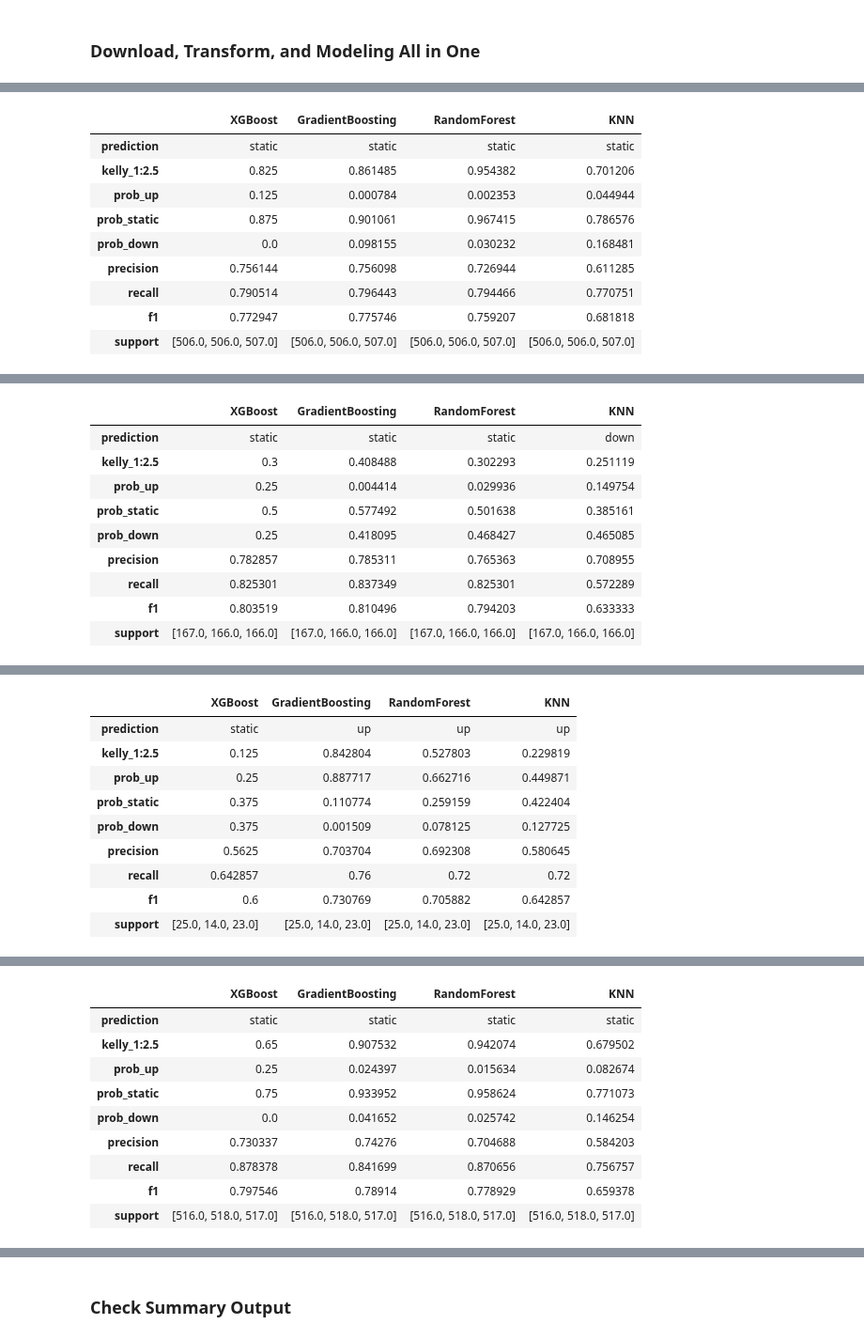
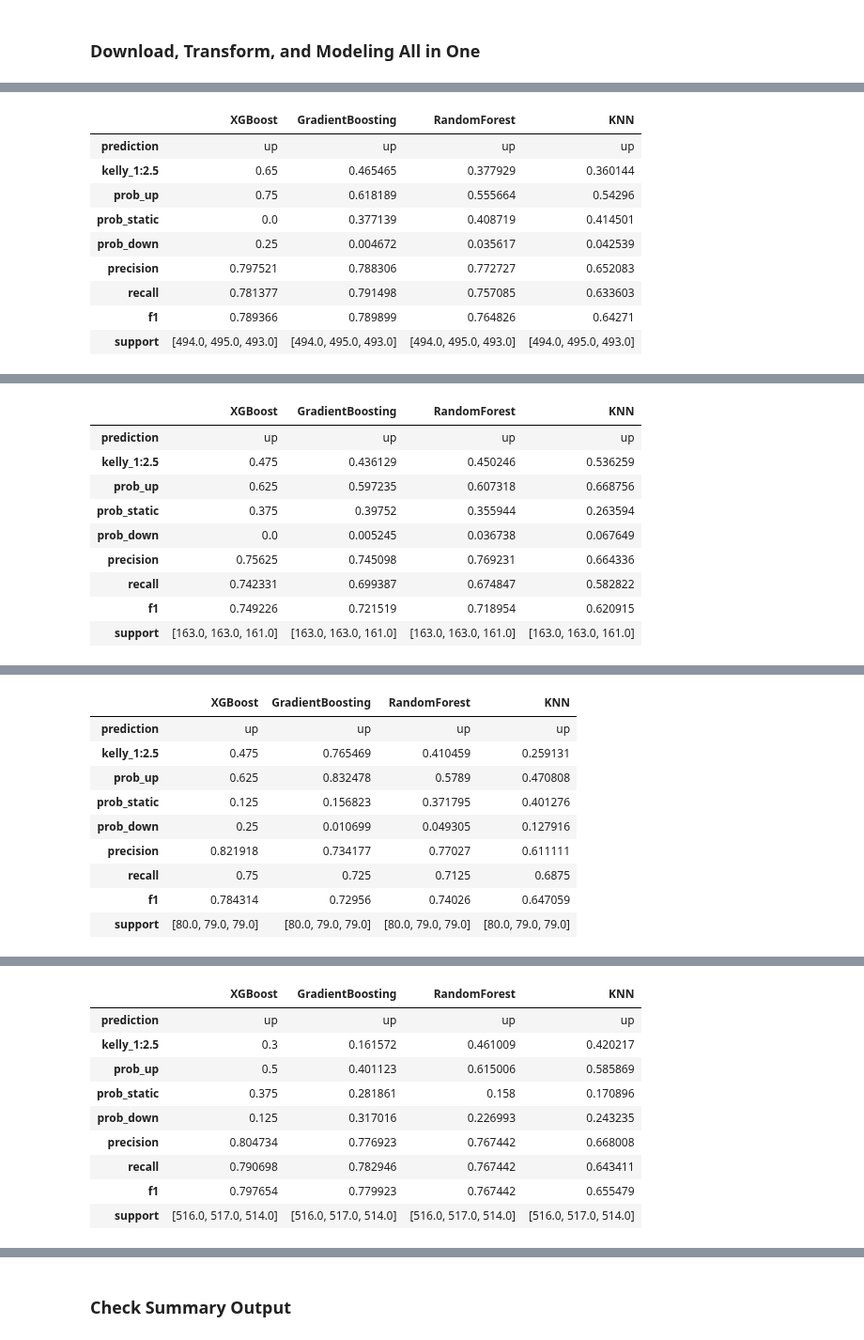
Before and after one commit to yuchild/stock_production, a Jupyter notebook: stock_next_time_frame_predictor.ipynb, the cells around one changed output, grey strips where cells are left out. Shown at 94% size. Cells and saved outputs as stored; diff of their text form; code cells hidden in the pictures.

```diff
--- a/stock_next_time_frame_predictor.ipynb
+++ b/stock_next_time_frame_predictor.ipynb
@@ -43,5 +43,5 @@ from src import functions as f
 # manufactoring suppliers
 # 'lrcs', 'klac', ''
 # %%
-f.predictions('nvda')
+f.predictions('tsla')
 # %% [output]
@@ -49,10 +49,10 @@ NVDA 5m Interval Timestamp: 2024-10-24 01:55:30
 |  | XGBoost | GradientBoosting | RandomForest | KNN |
-| prediction | static | static | static | static |
-| kelly_1:2.5 | 0.825 | 0.861485 | 0.954382 | 0.701206 |
-| prob_up | 0.125 | 0.000784 | 0.002353 | 0.044944 |
-| prob_static | 0.875 | 0.901061 | 0.967415 | 0.786576 |
-| prob_down | 0.0 | 0.098155 | 0.030232 | 0.168481 |
-| precision | 0.756144 | 0.756098 | 0.726944 | 0.611285 |
-| recall | 0.790514 | 0.796443 | 0.794466 | 0.770751 |
-| f1 | 0.772947 | 0.775746 | 0.759207 | 0.681818 |
-| support | [506.0, 506.0, 507.0] | [506.0, 506.0, 507.0] | [506.0, 506.0, 507.0] | [506.0, 506.0, 507.0] |
+| prediction | up | up | up | up |
+| kelly_1:2.5 | 0.65 | 0.465465 | 0.377929 | 0.360144 |
+| prob_up | 0.75 | 0.618189 | 0.555664 | 0.54296 |
+| prob_static | 0.0 | 0.377139 | 0.408719 | 0.414501 |
+| prob_down | 0.25 | 0.004672 | 0.035617 | 0.042539 |
+| precision | 0.797521 | 0.788306 | 0.772727 | 0.652083 |
+| recall | 0.781377 | 0.791498 | 0.757085 | 0.633603 |
+| f1 | 0.789366 | 0.789899 | 0.764826 | 0.64271 |
+| support | [494.0, 495.0, 493.0] | [494.0, 495.0, 493.0] | [494.0, 495.0, 493.0] | [494.0, 495.0, 493.0] |
@@ -60,10 +60,10 @@ NVDA 15m Interval Timestamp: 2024-10-24 01:55:38
 |  | XGBoost | GradientBoosting | RandomForest | KNN |
-| prediction | static | static | static | down |
-| kelly_1:2.5 | 0.3 | 0.408488 | 0.302293 | 0.251119 |
-| prob_up | 0.25 | 0.004414 | 0.029936 | 0.149754 |
-| prob_static | 0.5 | 0.577492 | 0.501638 | 0.385161 |
-| prob_down | 0.25 | 0.418095 | 0.468427 | 0.465085 |
-| precision | 0.782857 | 0.785311 | 0.765363 | 0.708955 |
-| recall | 0.825301 | 0.837349 | 0.825301 | 0.572289 |
-| f1 | 0.803519 | 0.810496 | 0.794203 | 0.633333 |
-| support | [167.0, 166.0, 166.0] | [167.0, 166.0, 166.0] | [167.0, 166.0, 166.0] | [167.0, 166.0, 166.0] |
+| prediction | up | up | up | up |
+| kelly_1:2.5 | 0.475 | 0.436129 | 0.450246 | 0.536259 |
+| prob_up | 0.625 | 0.597235 | 0.607318 | 0.668756 |
+| prob_static | 0.375 | 0.39752 | 0.355944 | 0.263594 |
+| prob_down | 0.0 | 0.005245 | 0.036738 | 0.067649 |
+| precision | 0.75625 | 0.745098 | 0.769231 | 0.664336 |
+| recall | 0.742331 | 0.699387 | 0.674847 | 0.582822 |
+| f1 | 0.749226 | 0.721519 | 0.718954 | 0.620915 |
+| support | [163.0, 163.0, 161.0] | [163.0, 163.0, 161.0] | [163.0, 163.0, 161.0] | [163.0, 163.0, 161.0] |
@@ -71,10 +71,10 @@ NVDA 30m Interval Timestamp: 2024-10-24 01:55:41
 |  | XGBoost | GradientBoosting | RandomForest | KNN |
-| prediction | static | up | up | up |
-| kelly_1:2.5 | 0.125 | 0.842804 | 0.527803 | 0.229819 |
-| prob_up | 0.25 | 0.887717 | 0.662716 | 0.449871 |
-| prob_static | 0.375 | 0.110774 | 0.259159 | 0.422404 |
-| prob_down | 0.375 | 0.001509 | 0.078125 | 0.127725 |
-| precision | 0.5625 | 0.703704 | 0.692308 | 0.580645 |
-| recall | 0.642857 | 0.76 | 0.72 | 0.72 |
-| f1 | 0.6 | 0.730769 | 0.705882 | 0.642857 |
-| support | [25.0, 14.0, 23.0] | [25.0, 14.0, 23.0] | [25.0, 14.0, 23.0] | [25.0, 14.0, 23.0] |
+| prediction | up | up | up | up |
+| kelly_1:2.5 | 0.475 | 0.765469 | 0.410459 | 0.259131 |
+| prob_up | 0.625 | 0.832478 | 0.5789 | 0.470808 |
+| prob_static | 0.125 | 0.156823 | 0.371795 | 0.401276 |
+| prob_down | 0.25 | 0.010699 | 0.049305 | 0.127916 |
+| precision | 0.821918 | 0.734177 | 0.77027 | 0.611111 |
+| recall | 0.75 | 0.725 | 0.7125 | 0.6875 |
+| f1 | 0.784314 | 0.72956 | 0.74026 | 0.647059 |
+| support | [80.0, 79.0, 79.0] | [80.0, 79.0, 79.0] | [80.0, 79.0, 79.0] | [80.0, 79.0, 79.0] |
@@ -82,10 +82,10 @@ NVDA 1h Interval Timestamp: 2024-10-24 01:55:43
 |  | XGBoost | GradientBoosting | RandomForest | KNN |
-| prediction | static | static | static | static |
-| kelly_1:2.5 | 0.65 | 0.907532 | 0.942074 | 0.679502 |
-| prob_up | 0.25 | 0.024397 | 0.015634 | 0.082674 |
-| prob_static | 0.75 | 0.933952 | 0.958624 | 0.771073 |
-| prob_down | 0.0 | 0.041652 | 0.025742 | 0.146254 |
-| precision | 0.730337 | 0.74276 | 0.704688 | 0.584203 |
-| recall | 0.878378 | 0.841699 | 0.870656 | 0.756757 |
-| f1 | 0.797546 | 0.78914 | 0.778929 | 0.659378 |
-| support | [516.0, 518.0, 517.0] | [516.0, 518.0, 517.0] | [516.0, 518.0, 517.0] | [516.0, 518.0, 517.0] |
+| prediction | up | up | up | up |
+| kelly_1:2.5 | 0.3 | 0.161572 | 0.461009 | 0.420217 |
+| prob_up | 0.5 | 0.401123 | 0.615006 | 0.585869 |
+| prob_static | 0.375 | 0.281861 | 0.158 | 0.170896 |
+| prob_down | 0.125 | 0.317016 | 0.226993 | 0.243235 |
+| precision | 0.804734 | 0.776923 | 0.767442 | 0.668008 |
+| recall | 0.790698 | 0.782946 | 0.767442 | 0.643411 |
+| f1 | 0.797654 | 0.779923 | 0.767442 | 0.655479 |
+| support | [516.0, 517.0, 514.0] | [516.0, 517.0, 514.0] | [516.0, 517.0, 514.0] | [516.0, 517.0, 514.0] |
```
Also changed, not shown: parts of 1 cell of this notebook, 14 other files.
